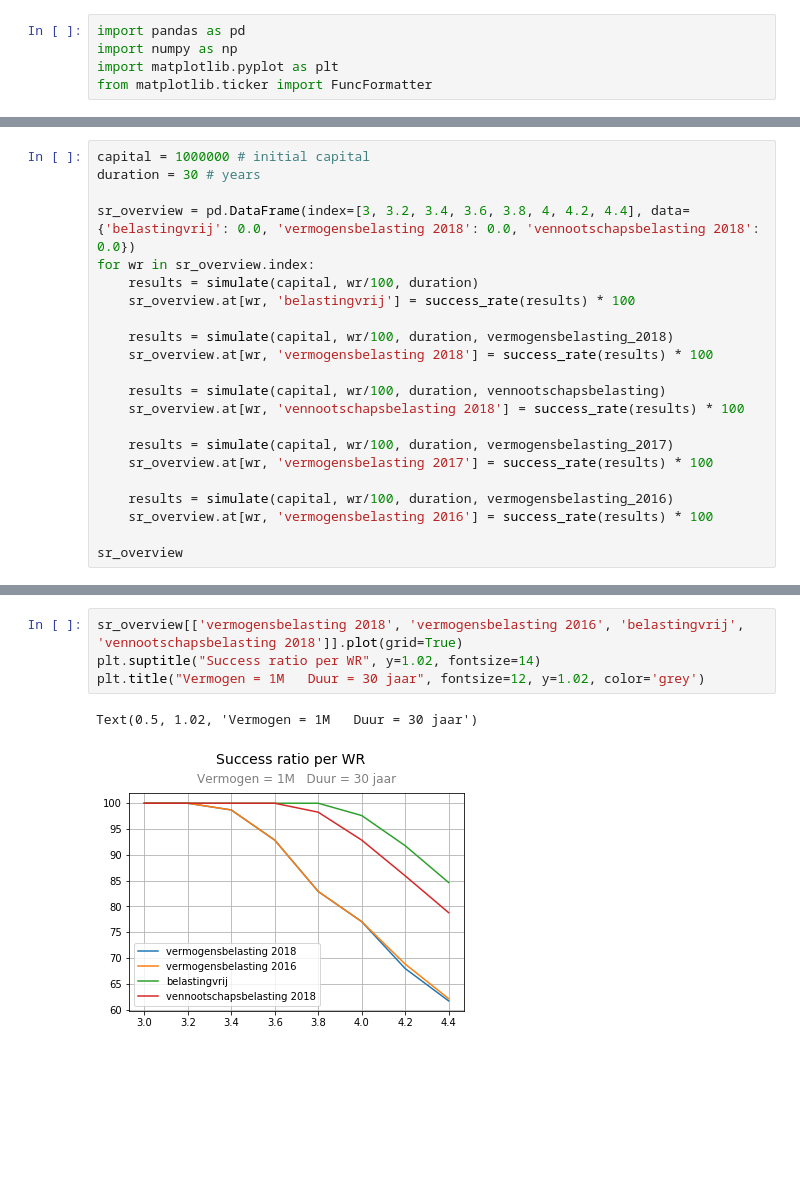
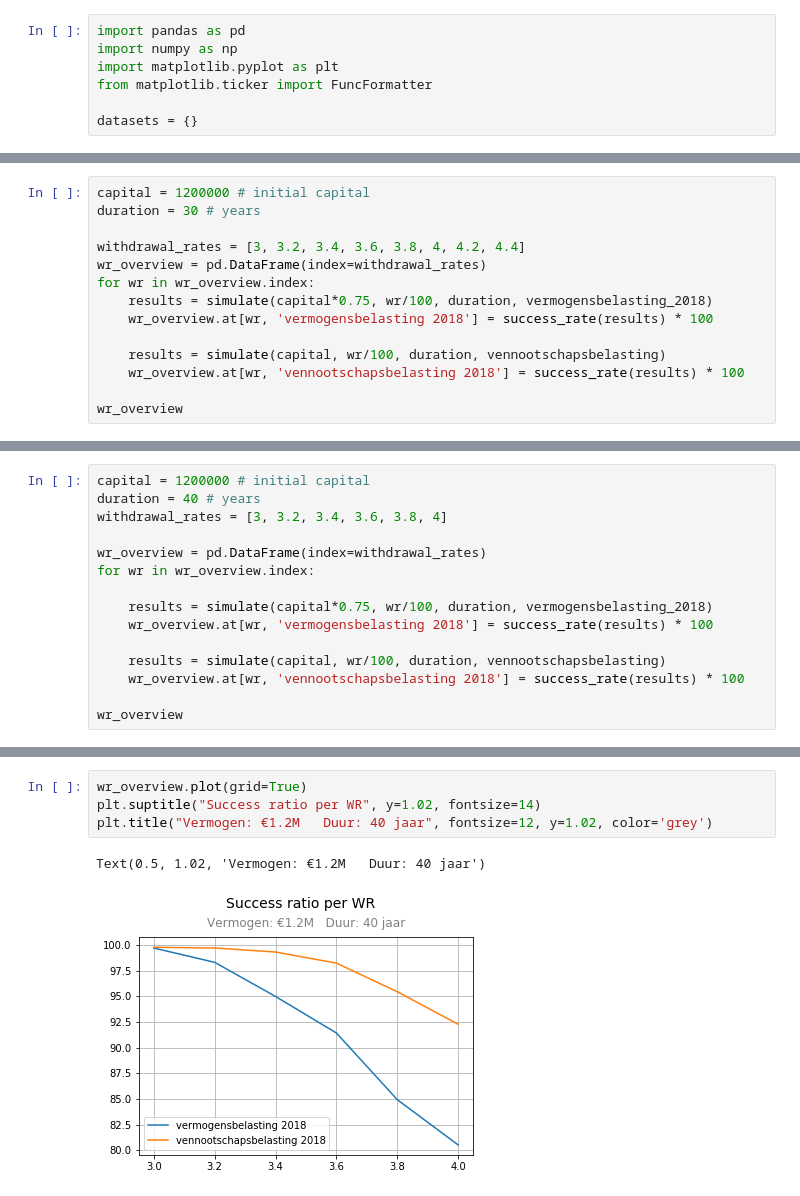
Before and after one commit to dannyvankooten/pd-belastingdruk, a Jupyter notebook: SWR per belastingstelsel.ipynb, the cells around one changed output, grey strips where cells are left out. Cells and saved outputs as stored; diff of their text form; blank space fills up the shorter version.

```diff
--- a/SWR per belastingstelsel.ipynb
+++ b/SWR per belastingstelsel.ipynb
@@ -3,3 +3,5 @@ import pandas as pd
 import numpy as np
 import matplotlib.pyplot as plt
 from matplotlib.ticker import FuncFormatter
+
+datasets = {}
@@ -187,23 +160,15 @@ Worst end value is: $469326.57
 # %%
-capital = 1000000 # initial capital
+capital = 1200000 # initial capital
 duration = 30 # years
 
-sr_overview = pd.DataFrame(index=[3, 3.2, 3.4, 3.6, 3.8, 4, 4.2, 4.4], data={'belastingvrij': 0.0, 'vermogensbelasting 2018': 0.0, 'vennootschapsbelasting 2018': 0.0})
-for wr in sr_overview.index:
-    results = simulate(capital, wr/100, duration)
-    sr_overview.at[wr, 'belastingvrij'] = success_rate(results) * 100
-
-    results = simulate(capital, wr/100, duration, vermogensbelasting_2018)
-    sr_overview.at[wr, 'vermogensbelasting 2018'] = success_rate(results) * 100
+withdrawal_rates = [3, 3.2, 3.4, 3.6, 3.8, 4, 4.2, 4.4]
+wr_overview = pd.DataFrame(index=withdrawal_rates)
+for wr in wr_overview.index:
+    results = simulate(capital*0.75, wr/100, duration, vermogensbelasting_2018)
+    wr_overview.at[wr, 'vermogensbelasting 2018'] = success_rate(results) * 100
 
     results = simulate(capital, wr/100, duration, vennootschapsbelasting)
-    sr_overview.at[wr, 'vennootschapsbelasting 2018'] = success_rate(results) * 100
+    wr_overview.at[wr, 'vennootschapsbelasting 2018'] = success_rate(results) * 100
 
-    results = simulate(capital, wr/100, duration, vermogensbelasting_2017)
-    sr_overview.at[wr, 'vermogensbelasting 2017'] = success_rate(results) * 100
-
-    results = simulate(capital, wr/100, duration, vermogensbelasting_2016)
-    sr_overview.at[wr, 'vermogensbelasting 2016'] = success_rate(results) * 100
-
-sr_overview
+wr_overview
 # %% [output]
@@ -225,0 +191,15 @@ Text(0.5, 1.02, 'Vermogen = 1M   Duur = 30 jaar')
+# %%
+capital = 1200000 # initial capital
+duration = 40 # years
+withdrawal_rates = [3, 3.2, 3.4, 3.6, 3.8, 4]
+
+wr_overview = pd.DataFrame(index=withdrawal_rates)
+for wr in wr_overview.index:
+
+    results = simulate(capital*0.75, wr/100, duration, vermogensbelasting_2018)
+    wr_overview.at[wr, 'vermogensbelasting 2018'] = success_rate(results) * 100
+
+    results = simulate(capital, wr/100, duration, vennootschapsbelasting)
+    wr_overview.at[wr, 'vennootschapsbelasting 2018'] = success_rate(results) * 100
+
+wr_overview
@@ -226,7 +214,7 @@ Text(0.5, 1.02, 'Vermogen = 1M   Duur = 30 jaar')
 # %%
-sr_overview[['vermogensbelasting 2018', 'vermogensbelasting 2016', 'belastingvrij', 'vennootschapsbelasting 2018']].plot(grid=True)
+wr_overview.plot(grid=True)
 plt.suptitle("Success ratio per WR", y=1.02, fontsize=14)
-plt.title("Vermogen = 1M   Duur = 30 jaar", fontsize=12, y=1.02, color='grey')
+plt.title("Vermogen: €1.2M   Duur: 40 jaar", fontsize=12, y=1.02, color='grey')
 # %% [output]
-Text(0.5, 1.02, 'Vermogen = 1M   Duur = 30 jaar')
+Text(0.5, 1.02, 'Vermogen: €1.2M   Duur: 40 jaar')
-[figure, old version]
+[figure, new version]
```
Also changed, not shown: parts of 20 cells of this notebook, 3 other files.
